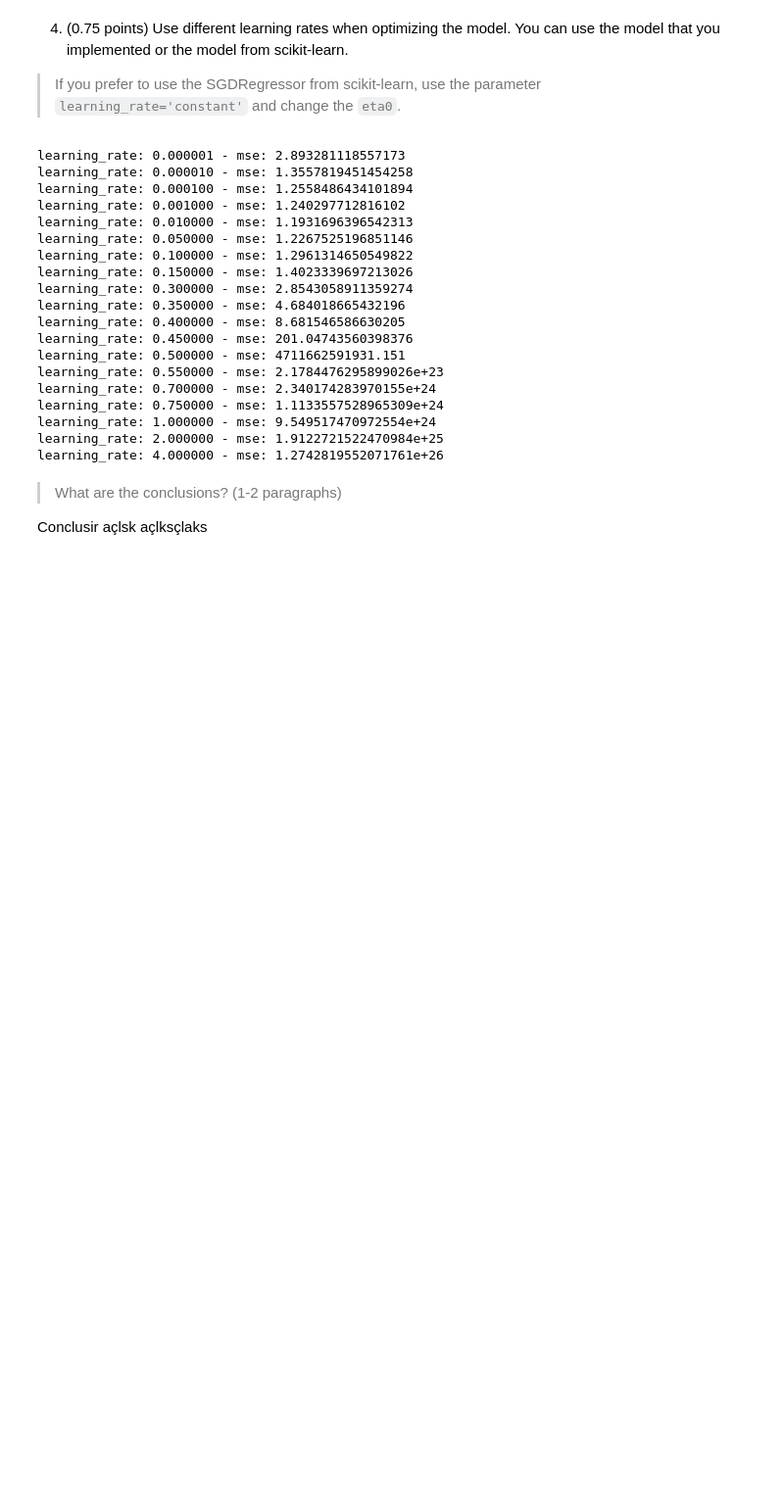
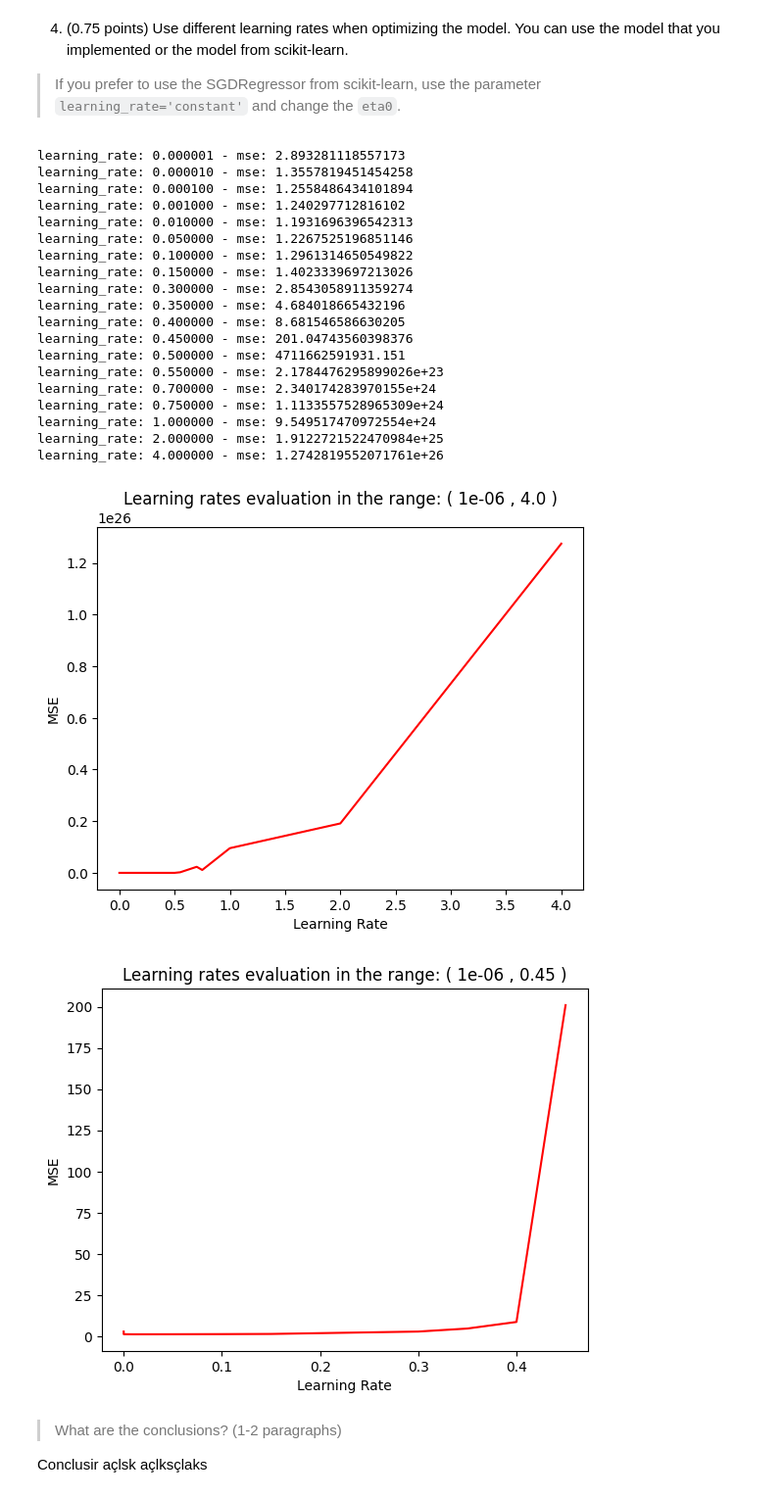
Before and after one commit to rubenscp/MO444-MC886-Tarefas, a Jupyter notebook: Tarefa 02/T2_Classical_Techniques by Rubens.ipynb, the cells around one changed output. Shown at 98% size. Drawn from its saved outputs; the diff is of its cells as text; code cells hidden in the pictures; blank space fills up the shorter version.

````diff
--- a/Tarefa 02/T2_Classical_Techniques by Rubens.ipynb
+++ b/Tarefa 02/T2_Classical_Techniques by Rubens.ipynb
@@ -628,14 +628,16 @@ plt.show()
 
 > If you prefer to use the SGDRegressor from scikit-learn, use the parameter ```learning_rate='constant'``` and change the ```eta0```.
 # %%
-# TODO: Different learning rates. You can use scikit-learn libraries.
+# Different learning rates. You can use scikit-learn libraries.
 
 # calculating linear regression with sklearn functions
 
 learning_rates = [0.000001, 0.00001, 0.0001, 0.001, 0.01, 0.05, 0.10, 0.15, 0.30, 0.35, 0.40, 0.45, 0.50, 0.55, 0.70, 0.75, 1.0, 2.0, 4.0]
+mse_learning_rates = []
 for learning_rate in learning_rates:
     weights, y_predict, mse_sklearn = execute_linear_reg_sklearn(
         scaled_X_train_all_features, scaled_y_train, scaled_X_test_all_features, scaled_y_test, learning_rate)
+    mse_learning_rates.append(mse_sklearn)
     print(f'learning_rate: {learning_rate:0.6f} - mse: {mse_sklearn}')
 # %% [output]
 learning_rate: 0.000001 - mse: 2.893281118557173
@@ -657,6 +659,26 @@ learning_rate: 0.750000 - mse: 1.1133557528965309e+24
 learning_rate: 1.000000 - mse: 9.549517470972554e+24
 learning_rate: 2.000000 - mse: 1.9122721522470984e+25
 learning_rate: 4.000000 - mse: 1.2742819552071761e+26
+# %%
+# plotting MSE for many learning rates
+
+# plotting cost function versus epochs
+plt.plot(learning_rates, mse_learning_rates, '-r')
+title = 'Learning rates evaluation in the range: ( ' + str(min(learning_rates)) + ' , ' + str(max(learning_rates)) + ' )'
+plt.title(title)
+plt.xlabel('Learning Rate')
+plt.ylabel('MSE')
+plt.show()
+
+plt.plot(learning_rates[:12], mse_learning_rates[:12], '-r')
+title = 'Learning rates evaluation in the range: ( ' + str(min(learning_rates[:12])) + ' , ' + str(max(learning_rates[:12])) + ' )'
+plt.title(title)
+plt.xlabel('Learning Rate')
+plt.ylabel('MSE')
+plt.show()
+# %% [output]
+[figure, added]
+[figure, added]
 # %% [markdown]
 > What are the conclusions? (1-2 paragraphs)
 
````
Also changed, not shown: parts of 1 cell of this notebook.
